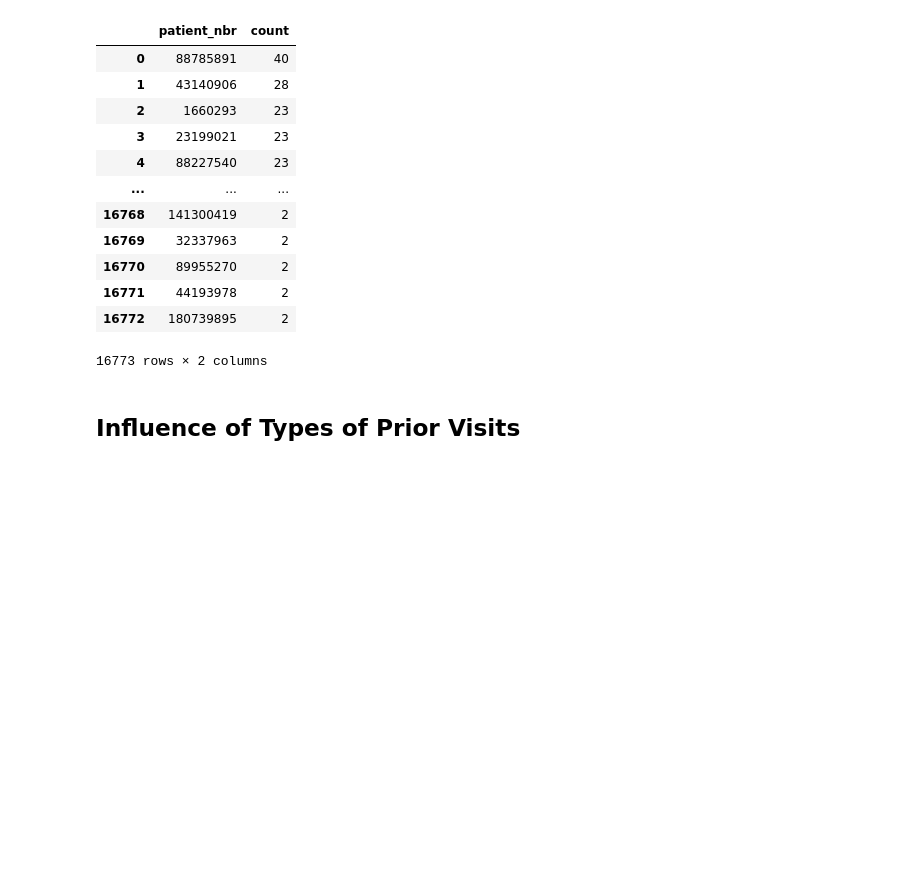
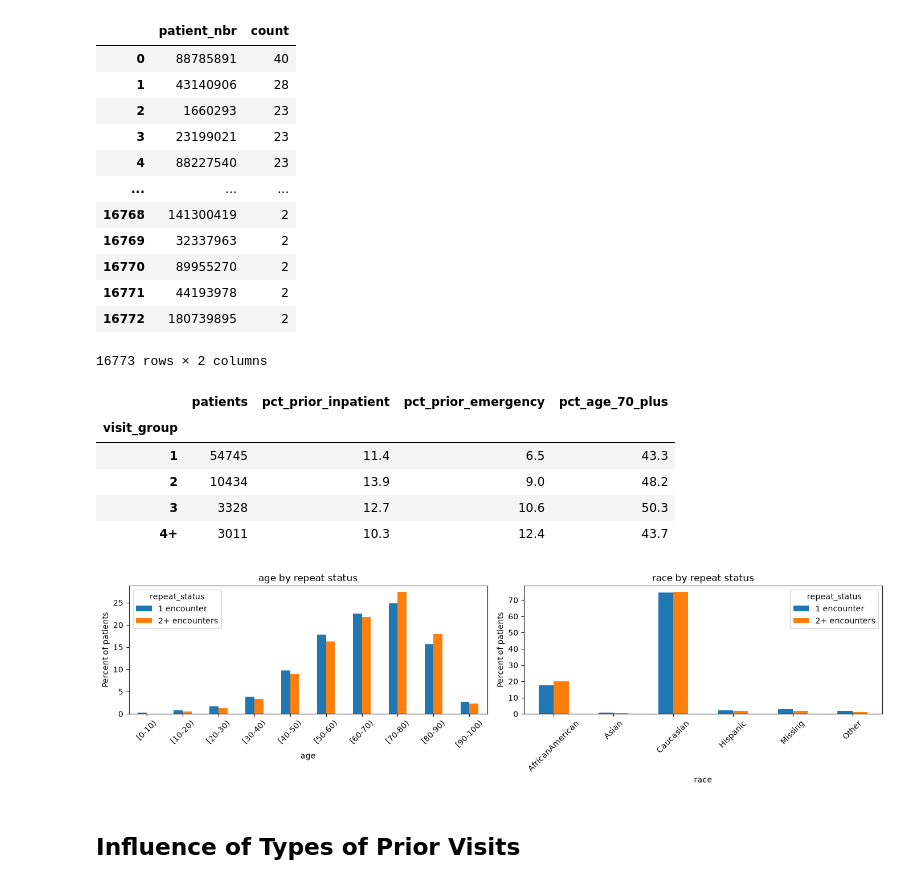
Before and after one commit to Erdos-Projects/fall-2026-hospital-readmission-for-diabetes, a Jupyter notebook: notebooks/eda.ipynb, the cells around one changed output. Drawn from its saved outputs; the diff is of its cells as text; code cells hidden in the pictures; blank space fills up the shorter version.

```diff
--- a/notebooks/eda.ipynb
+++ b/notebooks/eda.ipynb
@@ -383,6 +450,52 @@ number_of_visits[number_of_visits['count']>1]
 | 16771 | 44193978 | 2 |
 | 16772 | 180739895 | 2 |
 16773 rows × 2 columns
+# %%
+patients = df.drop_duplicates("patient_nbr").copy()
+patients["n_encounters"] = patients["patient_nbr"].map(
+    df["patient_nbr"].value_counts()
+)
+patients["visit_group"] = pd.cut(
+    patients["n_encounters"],
+    bins=[0, 1, 2, 3, np.inf],
+    labels=["1", "2", "3", "4+"],
+)
+
+profile = patients.groupby("visit_group", observed=True).agg(
+    patients=("patient_nbr", "size"),
+    pct_prior_inpatient=("number_inpatient", lambda x: 100 * x.gt(0).mean()),
+    pct_prior_emergency=("number_emergency", lambda x: 100 * x.gt(0).mean()),
+    pct_age_70_plus=("age", lambda x: 100 * x.isin(
+        ["[70-80)", "[80-90)", "[90-100)"]
+    ).mean()),
+)
+display(profile.round(1))
+
+patients["repeat_status"] = np.where(
+    patients["n_encounters"] > 1, "2+ encounters", "1 encounter"
+)
+
+fig, axes = plt.subplots(1, 2, figsize=(14, 4))
+for ax, col in zip(axes, ["age", "race"]):
+    composition = pd.crosstab(
+        patients[col].astype(object).fillna("Missing"),
+        patients["repeat_status"],
+        normalize="columns",
+    ) * 100
+    composition.plot.bar(ax=ax, rot=45, title=f"{col} by repeat status")
+    ax.set_ylabel("Percent of patients")
+    ax.set_xlabel(col)
+
+plt.tight_layout()
+plt.show()
+# %% [output]
+|  | patients | pct_prior_inpatient | pct_prior_emergency | pct_age_70_plus |
+| visit_group |  |  |  |  |
+| 1 | 54745 | 11.4 | 6.5 | 43.3 |
+| 2 | 10434 | 13.9 | 9.0 | 48.2 |
+| 3 | 3328 | 12.7 | 10.6 | 50.3 |
+| 4+ | 3011 | 10.3 | 12.4 | 43.7 |
+[figure, added]
 # %% [markdown]
 ## Influence of Types of Prior Visits
 # %%
```
Also changed, not shown: parts of 12 cells of this notebook, 26 other files.
